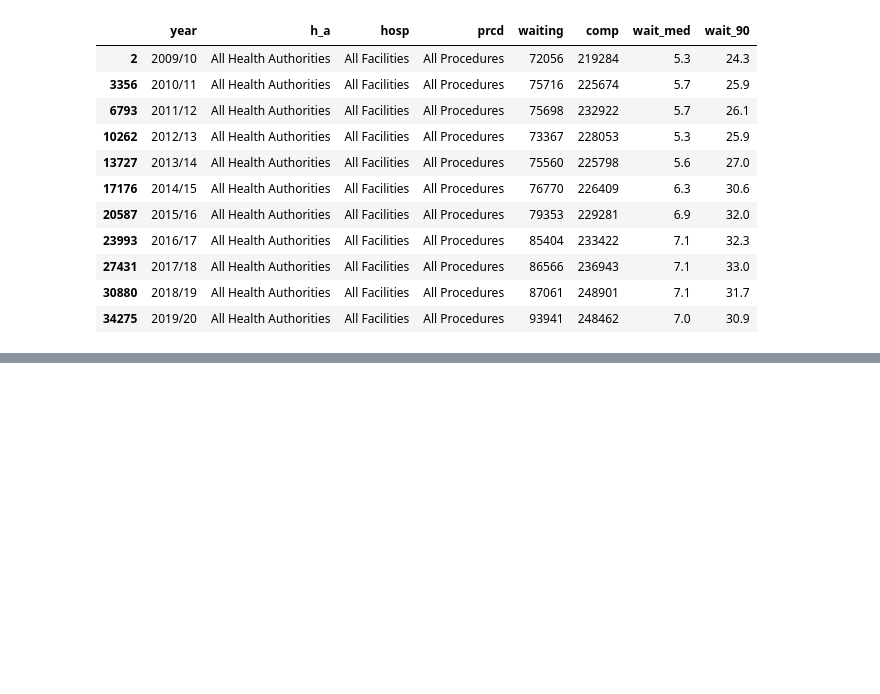
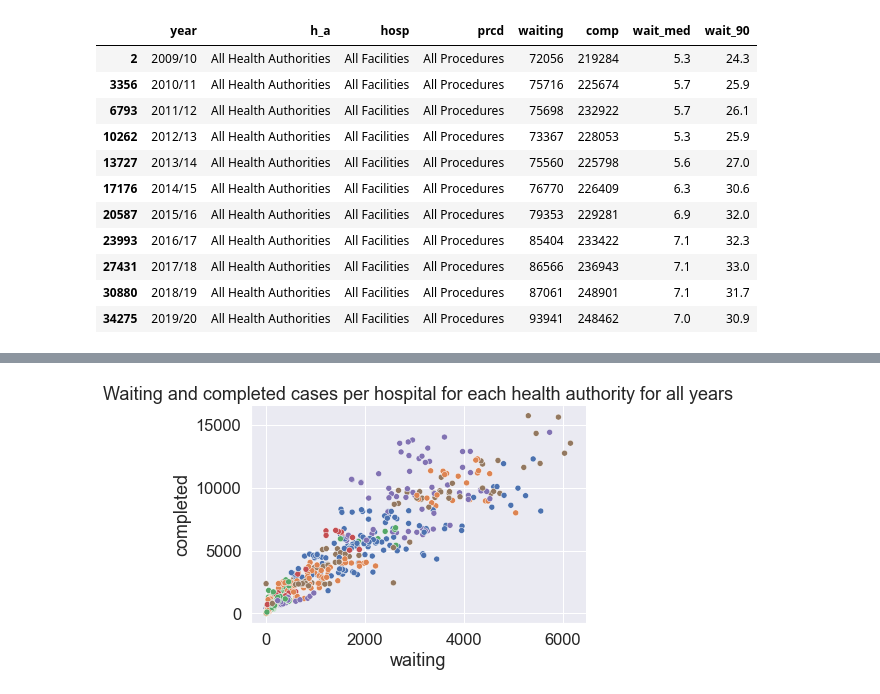
Before and after one commit to data301-2020-winter2/course-project-group_1022, a Jupyter notebook: analysis/Akshaj/milestone2.pnb/milestone2.ipynb, the cells around one changed output, grey strips where cells are left out. Drawn from its saved outputs; the diff is of its cells as text; code cells hidden in the pictures; blank space fills up the shorter version.

```diff
--- a/analysis/Akshaj/milestone2.pnb/milestone2.ipynb
+++ b/analysis/Akshaj/milestone2.pnb/milestone2.ipynb
@@ -156,0 +226,4 @@ ImportError: attempted relative import with no known parent package
+# %%
+wd_all_prcd = df[(df['prcd'] == 'All Procedures')]
+wd_all_prcd = wd_all_prcd[~(wd_all_prcd['hosp'] == 'All Facilities')]
+wd_all_prcd.head(20)
@@ -156,0 +248,8 @@ ImportError: attempted relative import with no known parent package
+# %%
+plot2 = sns.scatterplot(data=wd_all_prcd, y = 'comp', x = 'waiting', hue = 'h_a', legend = False)
+plot2.set_title('Waiting and completed cases per hospital for each health authority for all years')
+plot2.set_ylabel('completed')
+plot2.spines['right'].set_visible(False)
+plot2.spines['top'].set_visible(False)
+# %% [output]
+[figure, added]
```
Also changed, not shown: parts of 14 cells of this notebook, 4 other files.
